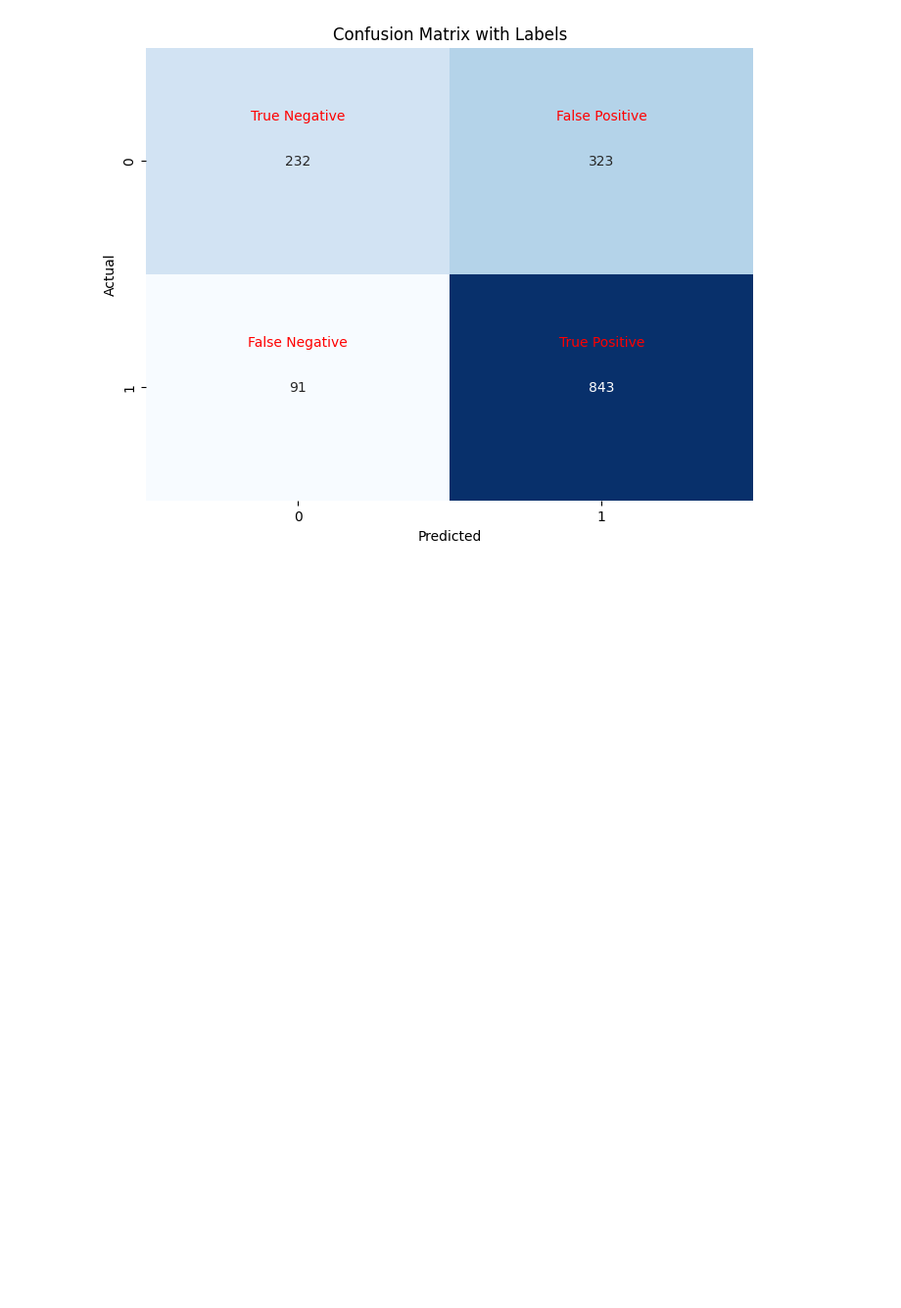
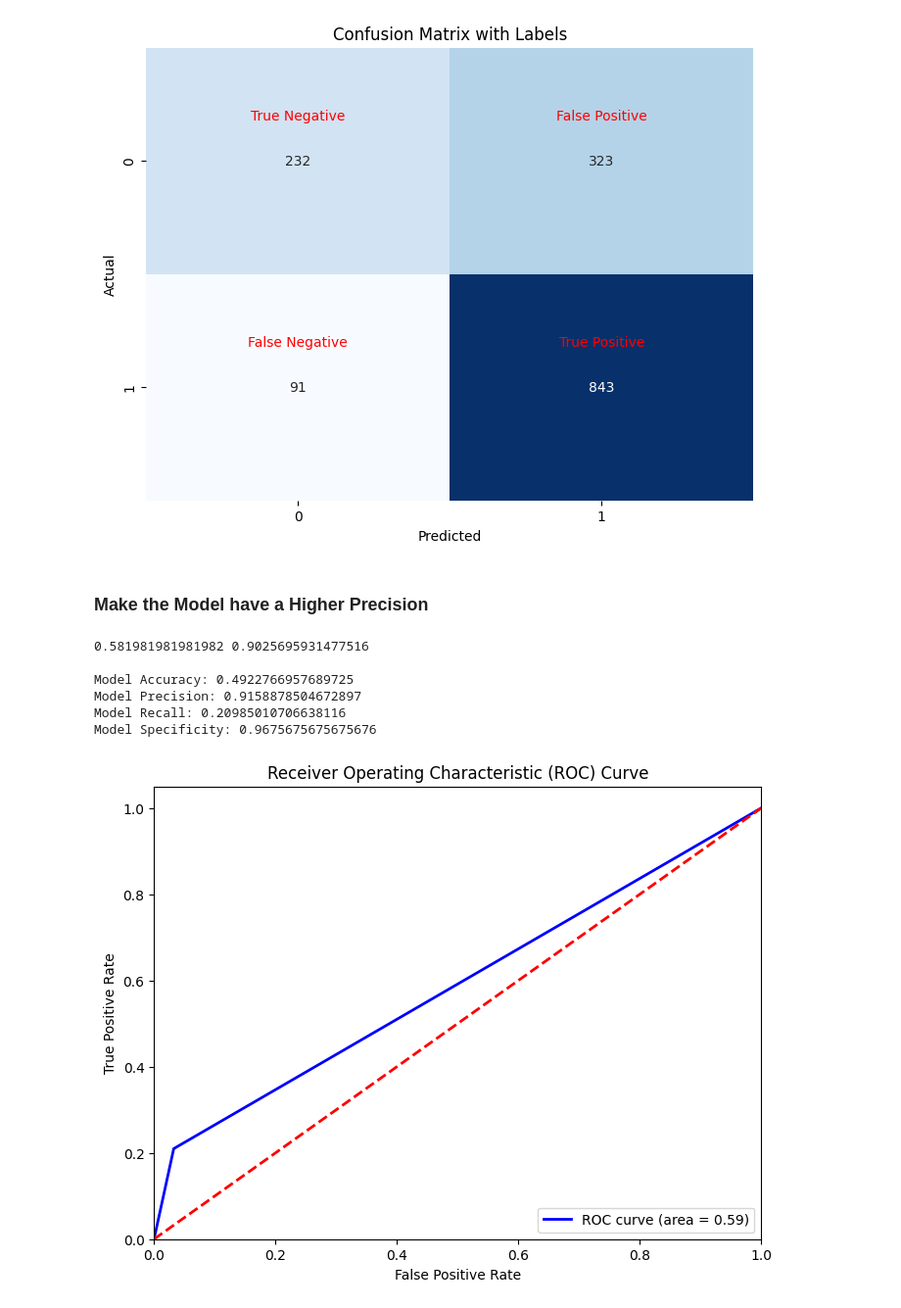
Before and after one commit to XixWISExiX/UFC-Predictor, a Jupyter notebook: LogisticRegression.ipynb, the cells around one changed output. Shown at 98% size. Drawn from its saved outputs; the diff is of its cells as text; code cells hidden in the pictures; blank space fills up the shorter version.

```diff
--- a/LogisticRegression.ipynb
+++ b/LogisticRegression.ipynb
@@ -102,3 +168,27 @@ print(model.validate(y_predicted_bool, y_valid))
 model.plot(y_predicted_bool, y_valid)
 # %% [output]
 [figure]
+# %% [markdown]
+### Make the Model have a Higher Precision
+# %%
+def max_precision_threshold(y_scores, y_true):
+    fpr, tpr, thresholds = roc_curve(y_true, y_scores)
+    print(fpr[1], tpr[1])
+
+max_precision_threshold(y_predicted_bool, y_valid)
+y_predicted_per, y_predicted_bool = model.predict(X_valid, threshold=0.9)
+y_predicted_bool = np.array(y_predicted_bool)
+print()
+print("Model Accuracy:",model.validate(y_predicted_bool, y_valid))
+print("Model Precision:",model.precision(y_predicted_bool, y_valid))
+print("Model Recall:",model.recall(y_predicted_bool, y_valid))
+print("Model Specificity:",model.specificity(y_predicted_bool, y_valid))
+plot_roc_auc(y_predicted_bool, y_valid)
+# %% [output]
+0.581981981981982 0.9025695931477516
+
+Model Accuracy: 0.4922766957689725
+Model Precision: 0.9158878504672897
+Model Recall: 0.20985010706638116
+Model Specificity: 0.9675675675675676
+[figure, added]
```
Also changed, not shown: parts of 7 cells of this notebook, 1 other file.
